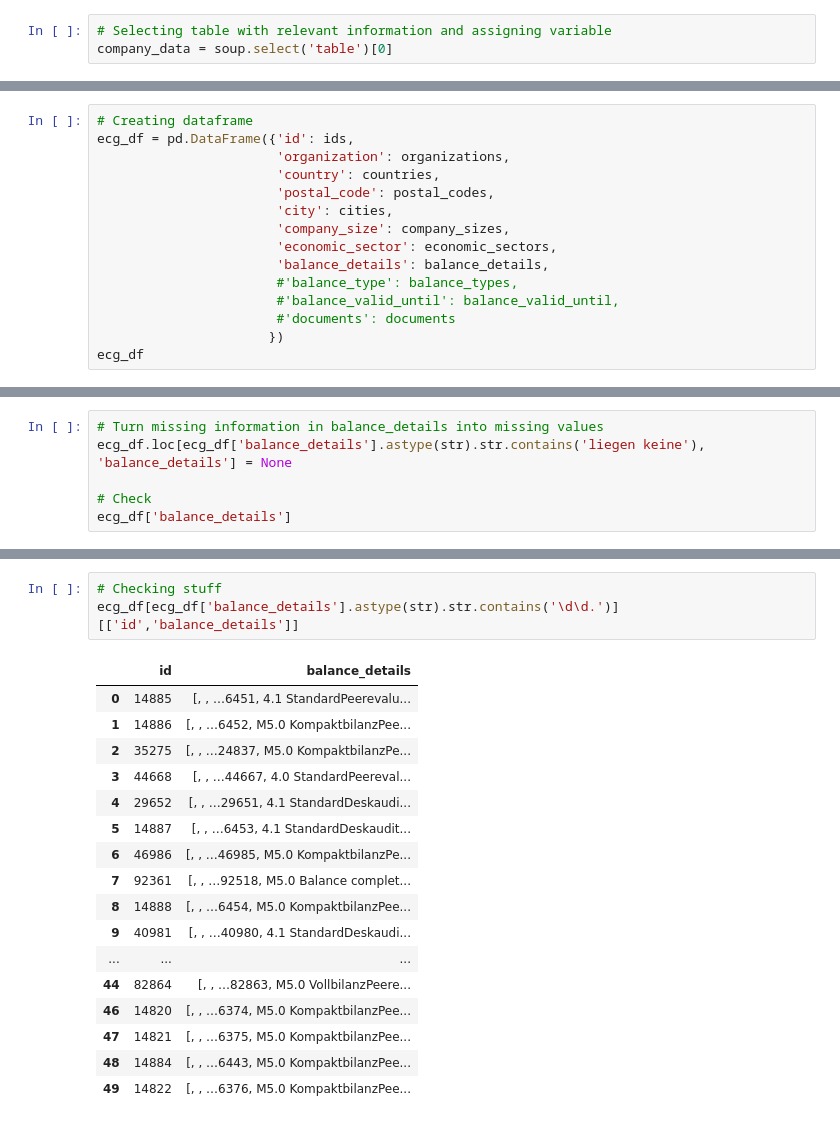
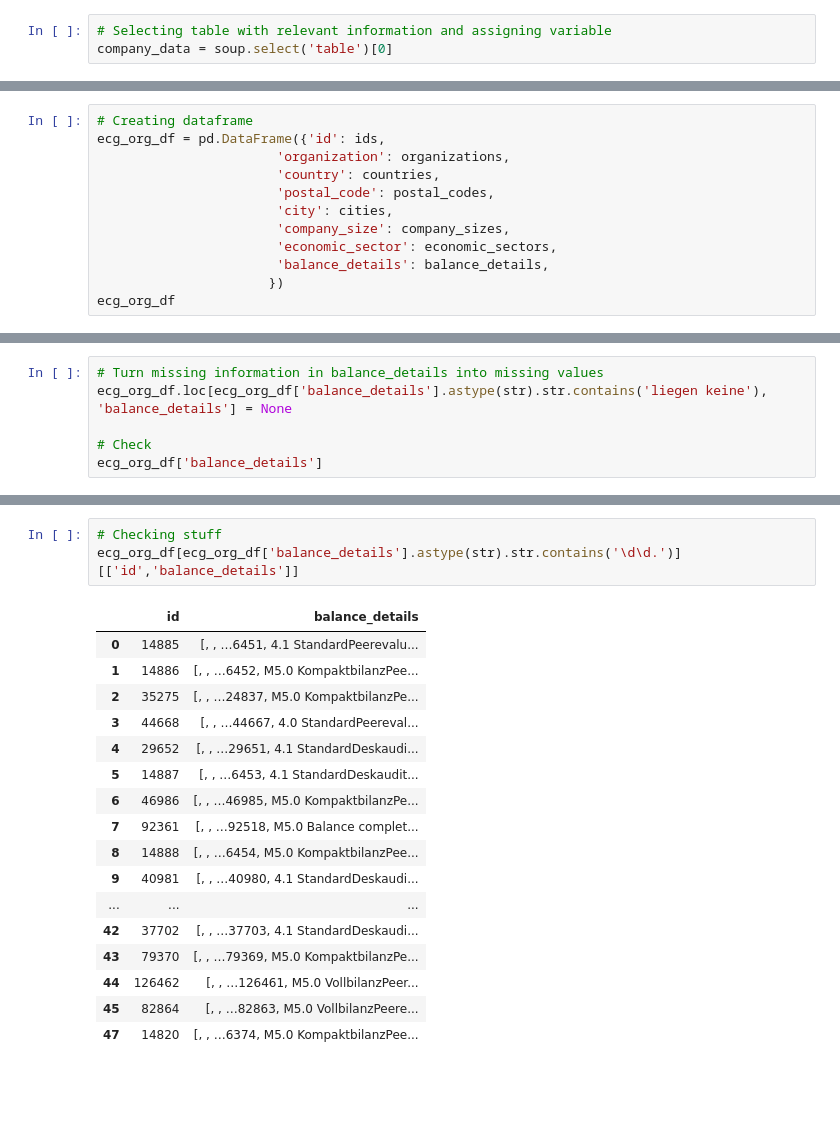
Before and after one commit to seblap86/economy-for-the-common-good, a Jupyter notebook: data/scraping/webscraping_ecg_database.ipynb, the cells around one changed output, grey strips where cells are left out. Cells and saved outputs as stored; diff of their text form; blank space fills up the shorter version.

```diff
--- a/data/scraping/webscraping_ecg_database.ipynb
+++ b/data/scraping/webscraping_ecg_database.ipynb
@@ -126,7 +124,7 @@ len(ids)
 50
 # %%
 # Creating dataframe
-ecg_df = pd.DataFrame({'id': ids,
+ecg_org_df = pd.DataFrame({'id': ids,
                        'organization': organizations,
                        'country': countries,
                        'postal_code': postal_codes,
@@ -134,11 +132,8 @@ ecg_df = pd.DataFrame({'id': ids,
                        'company_size': company_sizes,
                        'economic_sector': economic_sectors,
                        'balance_details': balance_details,
-                       #'balance_type': balance_types,
-                       #'balance_valid_until': balance_valid_until,
-                       #'documents': documents
                       })
-ecg_df
+ecg_org_df
 # %% [output]
 |  | id | organization | country | postal_code | city | company_size | economic_sector | balance_details |
 | 0 | 14885 | 4e solutions GmbH | DE | 70794 | Filderstadt | (2)3-10 | Handel / Konsum | [, , …6451, 4.1 StandardPeerevalu... |
@@ -160,9 +155,9 @@ ecg_df
 # %%
 # Turn missing information in balance_details into missing values
-ecg_df.loc[ecg_df['balance_details'].astype(str).str.contains('liegen keine'), 'balance_details'] = None
+ecg_org_df.loc[ecg_org_df['balance_details'].astype(str).str.contains('liegen keine'), 'balance_details'] = None
 
 # Check
-ecg_df['balance_details']
+ecg_org_df['balance_details']
 # %% [output]
 0     [, , …6451, 4.1 StandardPeerevaluation,  30.03...
 1     [, , …6452, M5.0 KompaktbilanzPeerevaluation, ...
@@ -262,24 +257,24 @@ list(ecg_df[ecg_df['id'] == '14818']['balance_details'])
   'Bericht Testat']]
 # %%
 # Checking stuff
-ecg_df[ecg_df['balance_details'].astype(str).str.contains('\d\d.')][['id','balance_details']]
+ecg_org_df[ecg_org_df['balance_details'].astype(str).str.contains('\d\d.')][['id','balance_details']]
 # %% [output]
 |  | id | balance_details |
 | 0 | 14885 | [, , …6451, 4.1 StandardPeerevalu... |
 | 1 | 14886 | [, , …6452, M5.0 KompaktbilanzPee... |
 | 2 | 35275 | [, , …24837, M5.0 KompaktbilanzPe... |
 | 3 | 44668 | [, , …44667, 4.0 StandardPeereval... |
 | 4 | 29652 | [, , …29651, 4.1 StandardDeskaudi... |
 | 5 | 14887 | [, , …6453, 4.1 StandardDeskaudit... |
 | 6 | 46986 | [, , …46985, M5.0 KompaktbilanzPe... |
 | 7 | 92361 | [, , …92518, M5.0 Balance complet... |
 | 8 | 14888 | [, , …6454, M5.0 KompaktbilanzPee... |
 | 9 | 40981 | [, , …40980, 4.1 StandardDeskaudi... |
 | ... | ... | ... |
-| 44 | 82864 | [, , …82863, M5.0 VollbilanzPeere... |
-| 46 | 14820 | [, , …6374, M5.0 KompaktbilanzPee... |
-| 47 | 14821 | [, , …6375, M5.0 KompaktbilanzPee... |
-| 48 | 14884 | [, , …6443, M5.0 KompaktbilanzPee... |
-| 49 | 14822 | [, , …6376, M5.0 KompaktbilanzPee... |
+| 42 | 37702 | [, , …37703, 4.1 StandardDeskaudi... |
+| 43 | 79370 | [, , …79369, M5.0 KompaktbilanzPe... |
+| 44 | 126462 | [, , …126461, M5.0 VollbilanzPeer... |
+| 45 | 82864 | [, , …82863, M5.0 VollbilanzPeere... |
+| 47 | 14820 | [, , …6374, M5.0 KompaktbilanzPee... |
 # %%
 # Extracting information from balance_details
```
Also changed, not shown: parts of 65 cells of this notebook.
